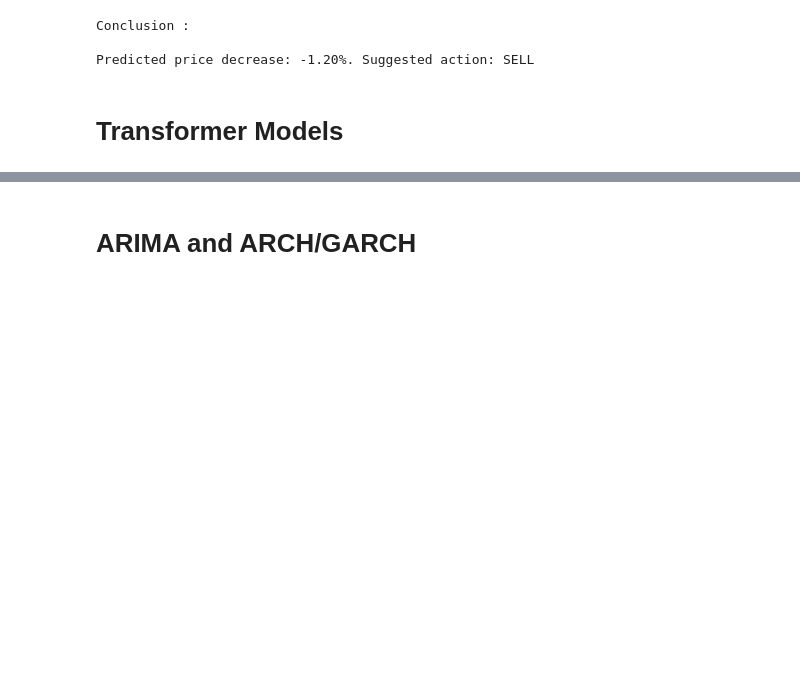
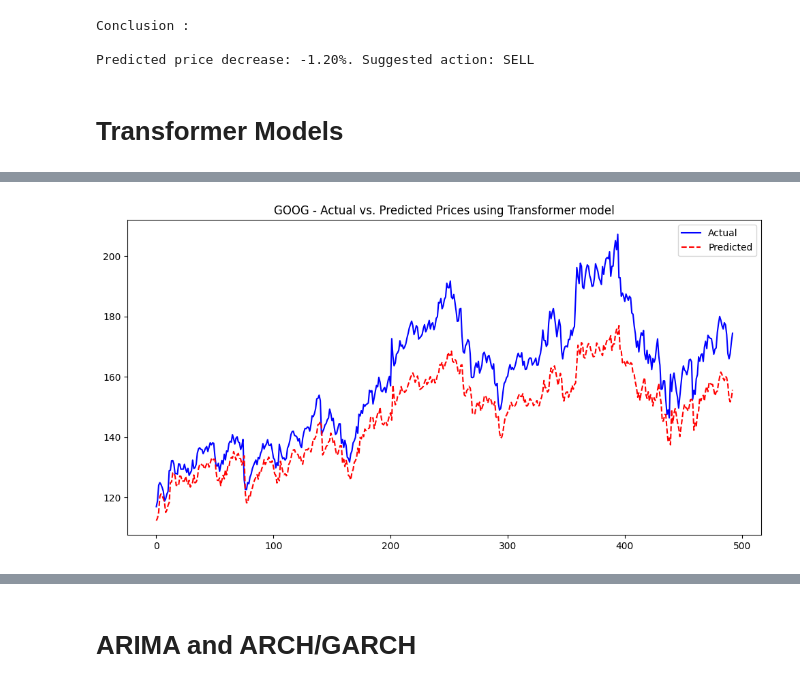
Before and after one commit to Hello-Kitty-1311/Stock-Analysis-V1, a Jupyter notebook: code.ipynb, the cells around one changed output, grey strips where cells are left out. Drawn from its saved outputs; the diff is of its cells as text; code cells hidden in the pictures; blank space fills up the shorter version.

Commit message:
Transformer Models

```diff
--- a/code.ipynb
+++ b/code.ipynb
@@ -1005,0 +1004,95 @@ Predicted price decrease: -1.20%. Suggested action: SELL
+# %%
+# Data Preprocessing
+scaler = MinMaxScaler()
+history['Scaled_Close'] = scaler.fit_transform(history[['Close']])
+
+# Prepare data for Transformer model
+def create_sequences(data, seq_length):
+    sequences = []
+    labels = []
+    for i in range(len(data) - seq_length):
+        sequences.append(data[i:i+seq_length])
+        labels.append(data[i+seq_length])
+    return np.array(sequences), np.array(labels)
+
+seq_length = 50
+X, y = create_sequences(history['Scaled_Close'].values, seq_length)
+X_train, X_test = X[:int(0.8*len(X))], X[int(0.8*len(X)):]
+y_train, y_test = y[:int(0.8*len(y))], y[int(0.8*len(y)):]
+
+# Convert to tensors
+X_train_tensor = torch.tensor(X_train, dtype=torch.float32)
+y_train_tensor = torch.tensor(y_train, dtype=torch.float32)
+X_test_tensor = torch.tensor(X_test, dtype=torch.float32)
+y_test_tensor = torch.tensor(y_test, dtype=torch.float32)
+
+# Create DataLoader
+train_dataset = TensorDataset(X_train_tensor, y_train_tensor)
+test_dataset = TensorDataset(X_test_tensor, y_test_tensor)
+train_loader = DataLoader(train_dataset, batch_size=32, shuffle=True)
+test_loader = DataLoader(test_dataset, batch_size=32, shuffle=False)
+
+# Transformer Model
+class TransformerModel(nn.Module):
+    def __init__(self, input_dim, embed_dim, num_heads, hidden_dim, num_layers):
+        super(TransformerModel, self).__init__()
+        self.embedding = nn.Linear(input_dim, embed_dim)
+        self.transformer = nn.TransformerEncoder(
+            nn.TransformerEncoderLayer(d_model=embed_dim, nhead=num_heads, dim_feedforward=hidden_dim),
+            num_layers=num_layers
+        )
+        self.fc = nn.Linear(embed_dim, 1)
+
+    def forward(self, x):
+        x = self.embedding(x)
+        x = self.transformer(x)
+        x = self.fc(x[:, -1, :])
+        return x
+
+# Initialize model
+model = TransformerModel(input_dim=1, embed_dim=64, num_heads=4, hidden_dim=128, num_layers=2)
+criterion = nn.MSELoss()
+optimizer = torch.optim.Adam(model.parameters(), lr=0.001)
+
+# Training loop
+epochs = 20 # Higher number for higher accuracy
+for epoch in range(epochs):
+    model.train()
+    for X_batch, y_batch in train_loader:
+        optimizer.zero_grad()
+        y_pred = model(X_batch.unsqueeze(-1))
+        loss = criterion(y_pred.squeeze(), y_batch)
+        loss.backward()
+        optimizer.step()
+    print(f"Epoch {epoch+1}/{epochs}, Loss: {loss.item():.4f}")
+
+# Predictions
+model.eval()
+y_pred_list = []
+with torch.no_grad():
+    for X_batch, _ in test_loader:
+        y_pred = model(X_batch.unsqueeze(-1))
+        y_pred_list.extend(y_pred.squeeze().tolist())
+
+# Inverse scale
+y_pred_list = scaler.inverse_transform(np.array(y_pred_list).reshape(-1, 1))
+y_test_actual = scaler.inverse_transform(y_test.reshape(-1, 1))
+
+# Plot Actual vs Predicted
+print(f"\n\n{stock_ticker} Price Prediction using Transformer model :\n")
+plt.figure(figsize=(12,6))
+plt.plot(y_test_actual, label='Actual', color='blue')
+plt.plot(y_pred_list, label='Predicted', color='red', linestyle='dashed')
+plt.title(f"{stock_ticker} - Actual vs. Predicted Prices using Transformer model")
+plt.legend()
+plt.show()
+
+# Buy/Sell Recommendation
+print("\nConclusion :\n")
+if y_pred_list[-1] > y_test_actual[-1]:
+    print(f"Predicted price is higher than the current price. Consider Buying {stock_ticker}.")
+    transformer_model = "Buy"
+else:
+    print(f"Predicted price is lower than the current price. Consider Selling {stock_ticker}.")
+    transformer_model = "Sell"
+# %% [output]
@@ -1005,0 +1116 @@ Predicted price decrease: -1.20%. Suggested action: SELL
+[figure, added]
```
Also changed, not shown: parts of 2 cells of this notebook.
